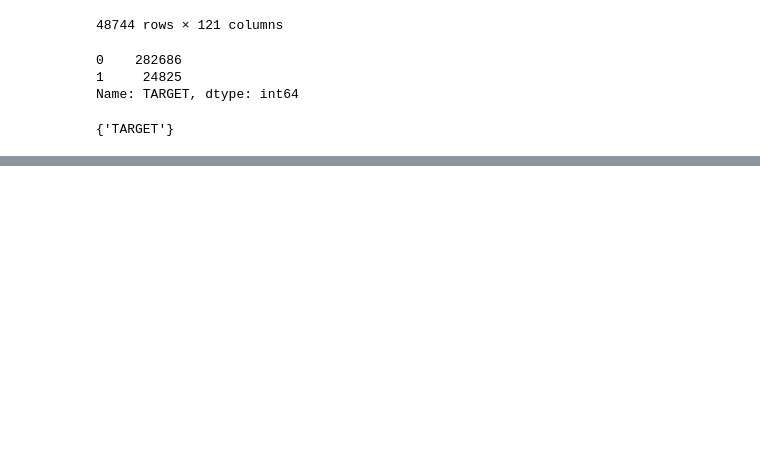
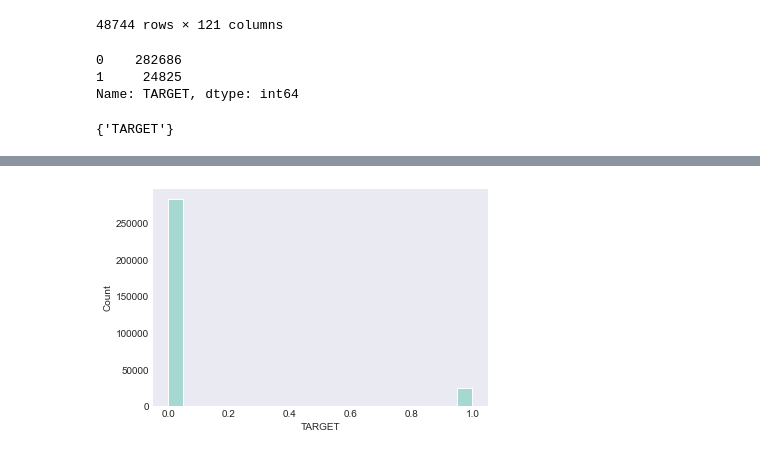
Before and after one commit to dolitham/home-credit, a Jupyter notebook: exploration.ipynb, the cells around one changed output, grey strips where cells are left out. Cells and saved outputs as stored; diff of their text form; code cells hidden in the pictures; blank space fills up the shorter version.

```diff
--- a/exploration.ipynb
+++ b/exploration.ipynb
@@ -90,0 +134,6 @@ set(application_train.columns) - set(application_test.columns)
+# %%
+sns.histplot(data=application_train, x="TARGET")
+plt.title('')
+plt.show()
+# %% [output]
+[figure, added]
```
Also changed, not shown: parts of 26 cells of this notebook, 6 other files.
